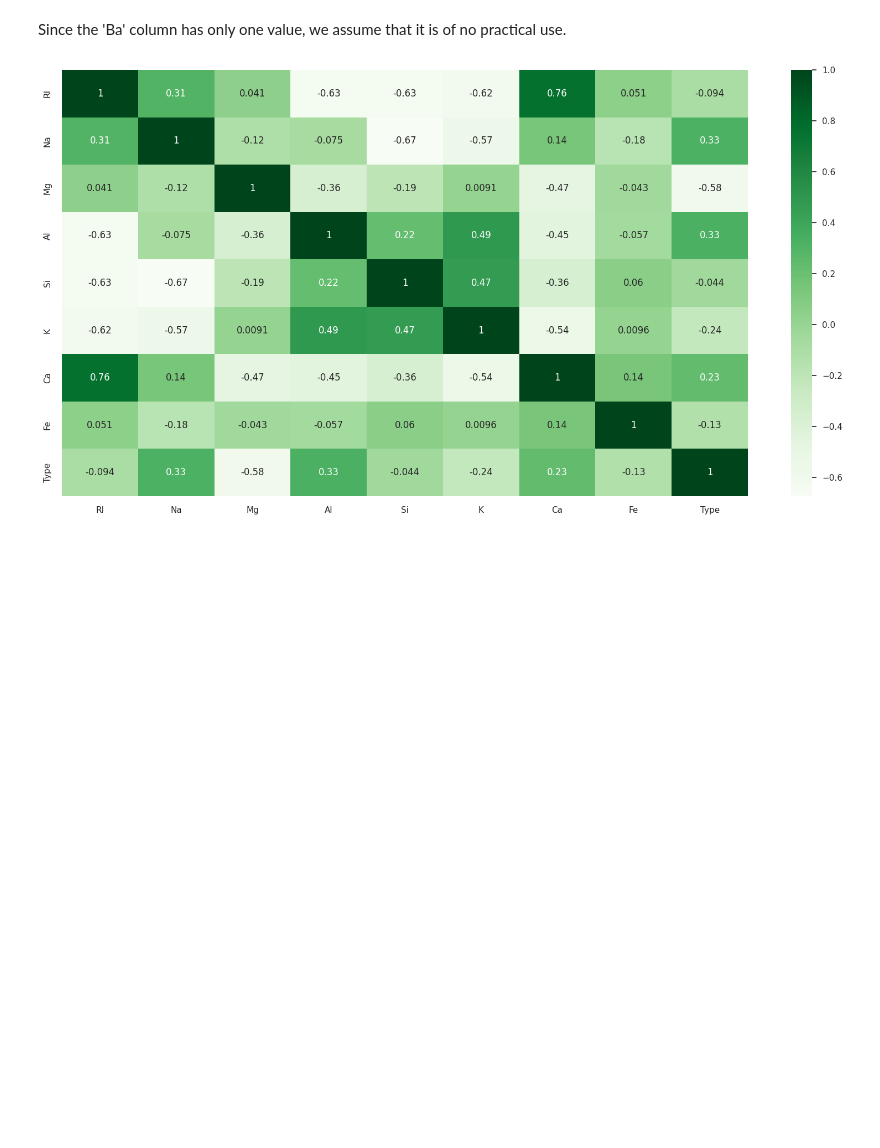
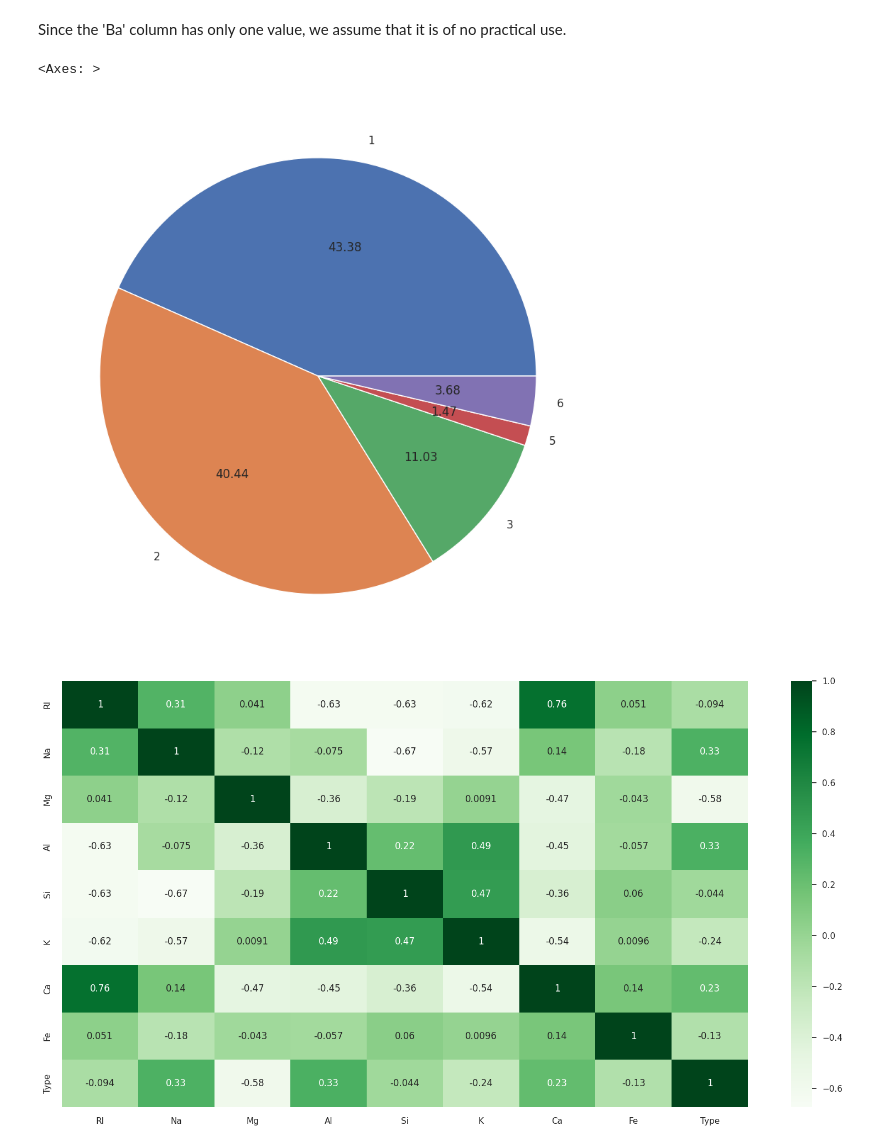
Before and after one commit to depresssed-kid/Glass-Classification, a Jupyter notebook: GlassClassification.ipynb, the cells around one changed output. Drawn from its saved outputs; the diff is of its cells as text; code cells hidden in the pictures; blank space fills up the shorter version.

```diff
--- a/GlassClassification.ipynb
+++ b/GlassClassification.ipynb
@@ -70,6 +69,11 @@ plt.show()
 [figure]
 # %% [markdown]
 Since the 'Ba' column has only one value, we assume that it is of no practical use.
+# %%
+glass_df.groupby('Type').size().plot(kind='pie', autopct='%.2f')
+# %% [output]
+<Axes: >
+[figure, added]
 # %%
 glass_df = glass_df.drop("Ba",axis=1)
 # %%
```
Also changed, not shown: parts of 8 cells of this notebook.
